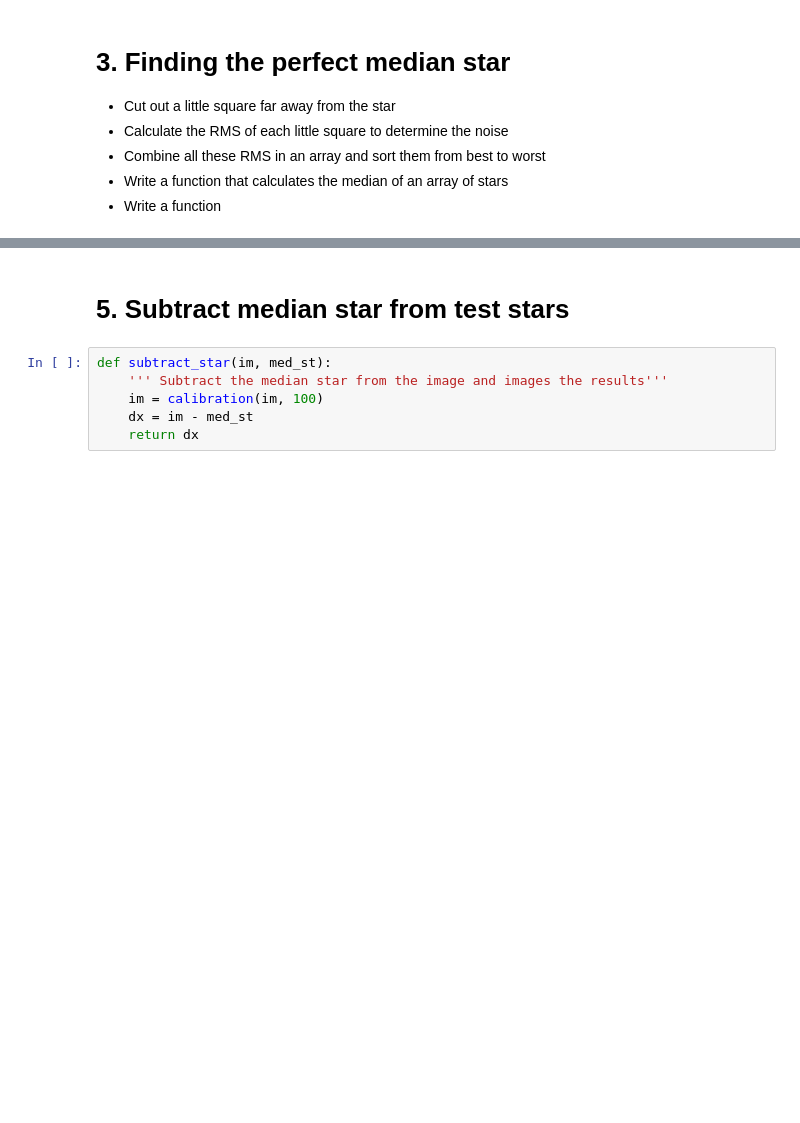
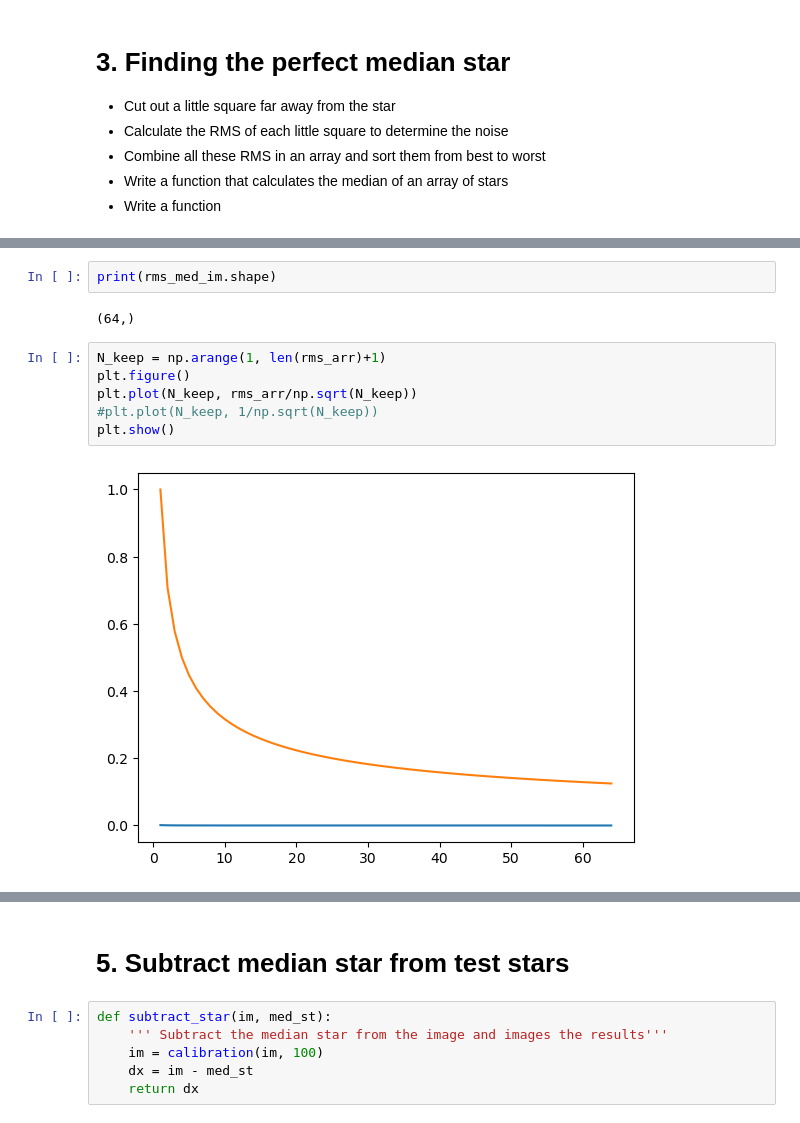
Before and after one commit to puck241/BRP_Joep_en_Puck, a Jupyter notebook: script.ipynb, the cells around one changed output, grey strips where cells are left out. Saved outputs shown, nothing was run; the diff lists cells and outputs as text; blank space fills up the shorter version.

```diff
--- a/script.ipynb
+++ b/script.ipynb
@@ -184,3 +193,15 @@ print(rms_s_s, rms_s_idx[0:65], len(rms_s_s))
+# %%
+print(rms_med_im.shape)
+# %% [output]
+(64,)
+# %%
+N_keep = np.arange(1, len(rms_arr)+1)
+plt.figure()
+plt.plot(N_keep, rms_arr/np.sqrt(N_keep))
+#plt.plot(N_keep, 1/np.sqrt(N_keep))
+plt.show()
+# %% [output]
+[figure, added]
 # %%
 rms_arr = np.empty_like(rms_s_s, dtype = float)
 for i in range(len(rms_s_s)):
```
Also changed, not shown: parts of 27 cells of this notebook.
